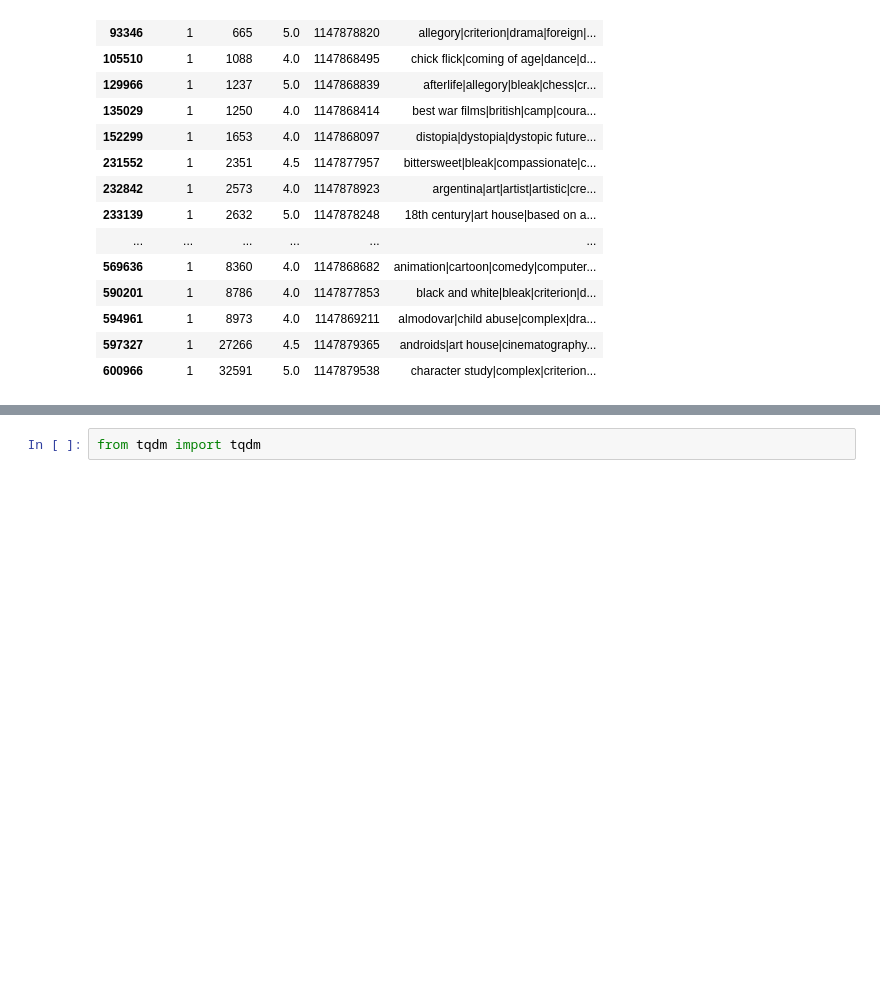
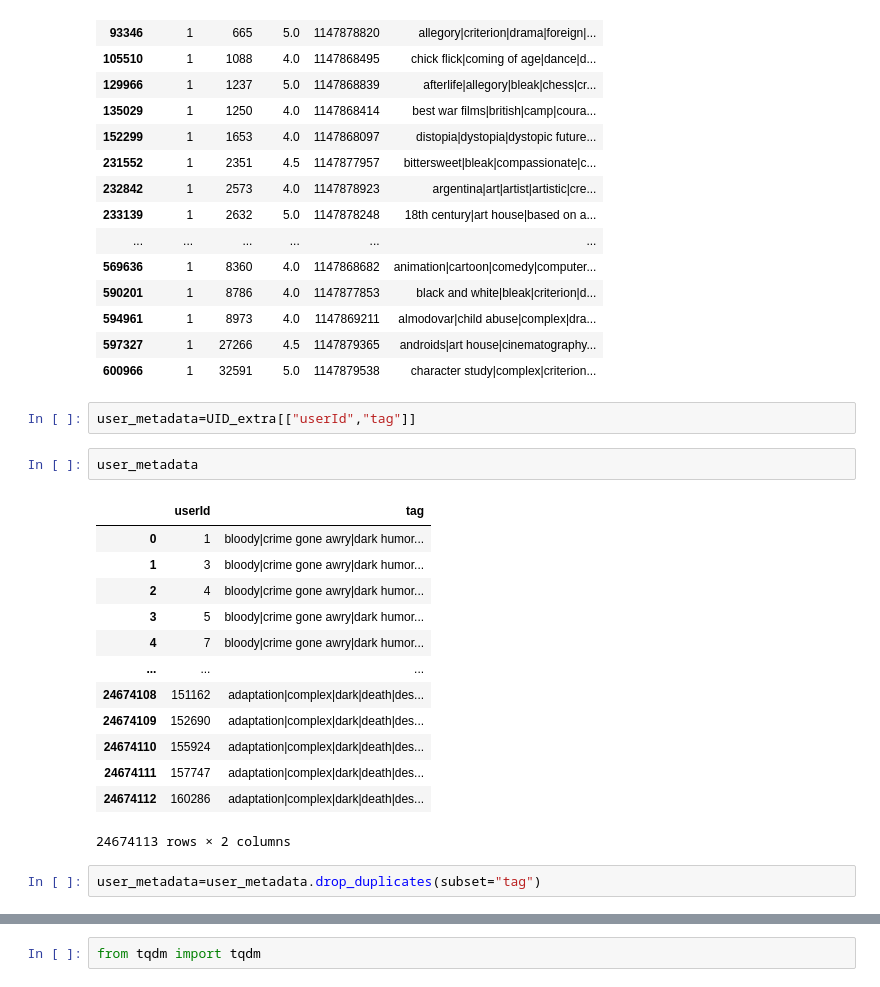
Before and after one commit to ashwiniyer176/MovieLens-Recommendation-System, a Jupyter notebook: notebooks/Dataset.ipynb, the cells around one changed output, grey strips where cells are left out. Saved outputs shown, nothing was run; the diff lists cells and outputs as text; blank space fills up the shorter version.

```diff
--- a/notebooks/Dataset.ipynb
+++ b/notebooks/Dataset.ipynb
@@ -122,3 +122,23 @@ UID_extra[(UID_extra["userId"]==1)&(UID_extra["rating"]>=4)]
 | 594961 | 1 | 8973 | 4.0 | 1147869211 | almodovar|child abuse|complex|dra... |
 | 597327 | 1 | 27266 | 4.5 | 1147879365 | androids|art house|cinematography... |
 | 600966 | 1 | 32591 | 5.0 | 1147879538 | character study|complex|criterion... |
+# %%
+user_metadata=UID_extra[["userId","tag"]]
+# %%
+user_metadata
+# %% [output]
+|  | userId | tag |
+| 0 | 1 | bloody|crime gone awry|dark humor... |
+| 1 | 3 | bloody|crime gone awry|dark humor... |
+| 2 | 4 | bloody|crime gone awry|dark humor... |
+| 3 | 5 | bloody|crime gone awry|dark humor... |
+| 4 | 7 | bloody|crime gone awry|dark humor... |
+| ... | ... | ... |
+| 24674108 | 151162 | adaptation|complex|dark|death|des... |
+| 24674109 | 152690 | adaptation|complex|dark|death|des... |
+| 24674110 | 155924 | adaptation|complex|dark|death|des... |
+| 24674111 | 157747 | adaptation|complex|dark|death|des... |
+| 24674112 | 160286 | adaptation|complex|dark|death|des... |
+24674113 rows × 2 columns
+# %%
+user_metadata=user_metadata.drop_duplicates(subset="tag")
```
Also changed, not shown: parts of 8 cells of this notebook, 2 other files.
